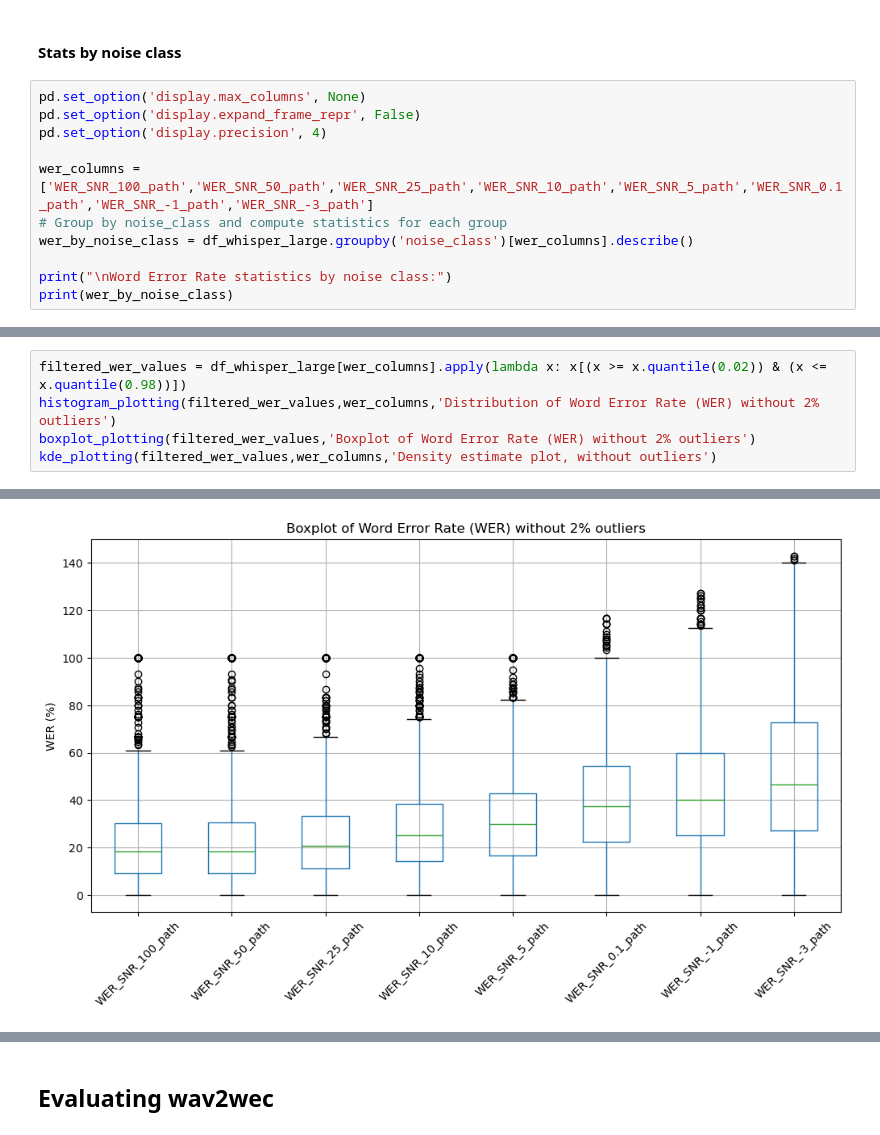
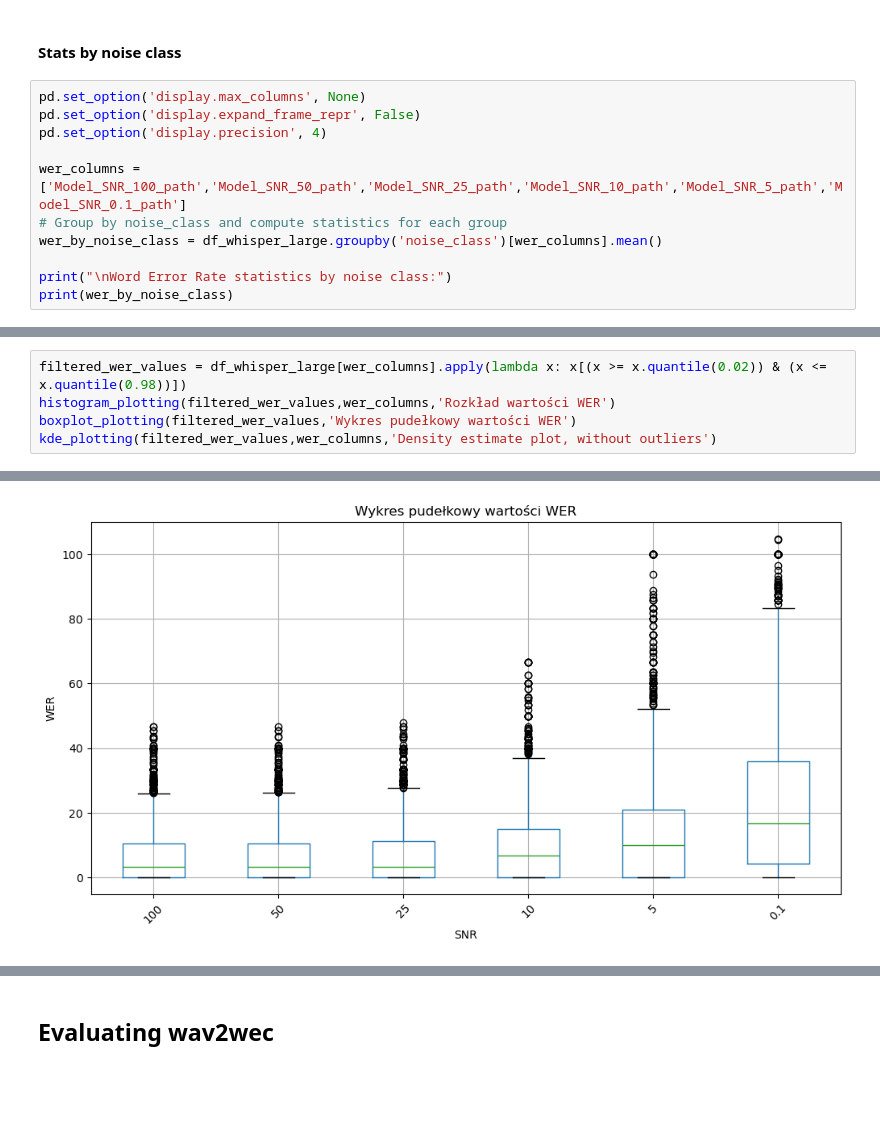
Before and after one commit to eryk0wski/ASR-SNR-Research, a Jupyter notebook: testing_evaluation.ipynb, the cells around one changed output, grey strips where cells are left out. Drawn from its saved outputs; the diff is of its cells as text; blank space fills up the shorter version.

```diff
--- a/testing_evaluation.ipynb
+++ b/testing_evaluation.ipynb
@@ -276,9 +433,9 @@ pd.set_option('display.max_columns', None)
 pd.set_option('display.expand_frame_repr', False)
 pd.set_option('display.precision', 4)
 
-wer_columns = ['WER_SNR_100_path','WER_SNR_50_path','WER_SNR_25_path','WER_SNR_10_path','WER_SNR_5_path','WER_SNR_0.1_path','WER_SNR_-1_path','WER_SNR_-3_path']
+wer_columns = ['Model_SNR_100_path','Model_SNR_50_path','Model_SNR_25_path','Model_SNR_10_path','Model_SNR_5_path','Model_SNR_0.1_path']
 # Group by noise_class and compute statistics for each group
-wer_by_noise_class = df_whisper_large.groupby('noise_class')[wer_columns].describe()
+wer_by_noise_class = df_whisper_large.groupby('noise_class')[wer_columns].mean()
 
 print("\nWord Error Rate statistics by noise class:")
 print(wer_by_noise_class)
@@ -302,6 +458,6 @@ truck_interior                  71.0  24.9179  23.2051  0.0   9.3842  20.0000  3
 # %%
 filtered_wer_values = df_whisper_large[wer_columns].apply(lambda x: x[(x >= x.quantile(0.02)) & (x <= x.quantile(0.98))])
-histogram_plotting(filtered_wer_values,wer_columns,'Distribution of Word Error Rate (WER) without 2% outliers')
-boxplot_plotting(filtered_wer_values,'Boxplot of Word Error Rate (WER) without 2% outliers')
+histogram_plotting(filtered_wer_values,wer_columns,'Rozkład wartości WER')
+boxplot_plotting(filtered_wer_values,'Wykres pudełkowy wartości WER')
 kde_plotting(filtered_wer_values,wer_columns,'Density estimate plot, without outliers')
 # %% [output]
@@ -309 +465 @@ kde_plotting(filtered_wer_values,wer_columns,'Density estimate plot, without out
-[figure, old version]
+[figure, new version]
```
Also changed, not shown: parts of 22 cells of this notebook, 15 other files.
